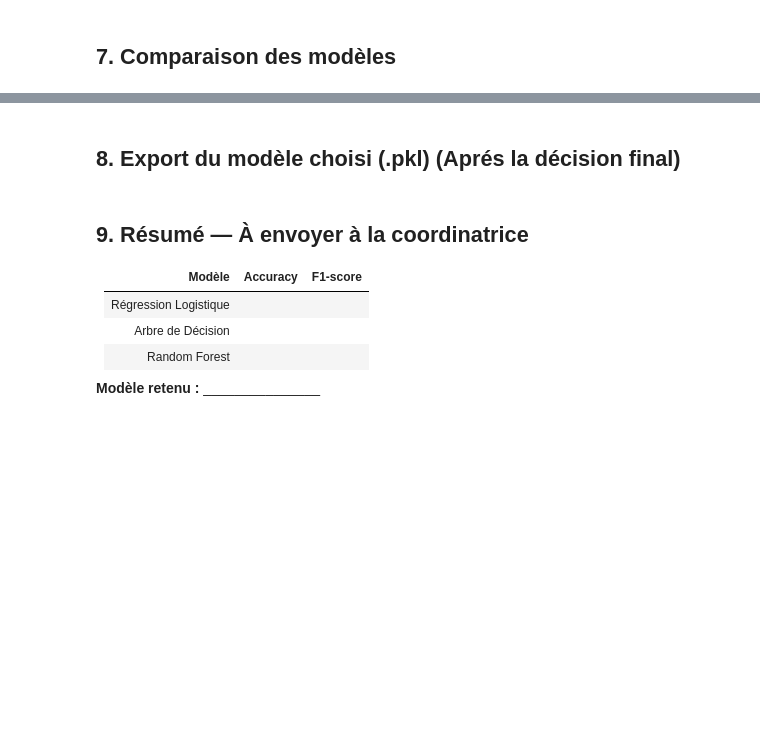
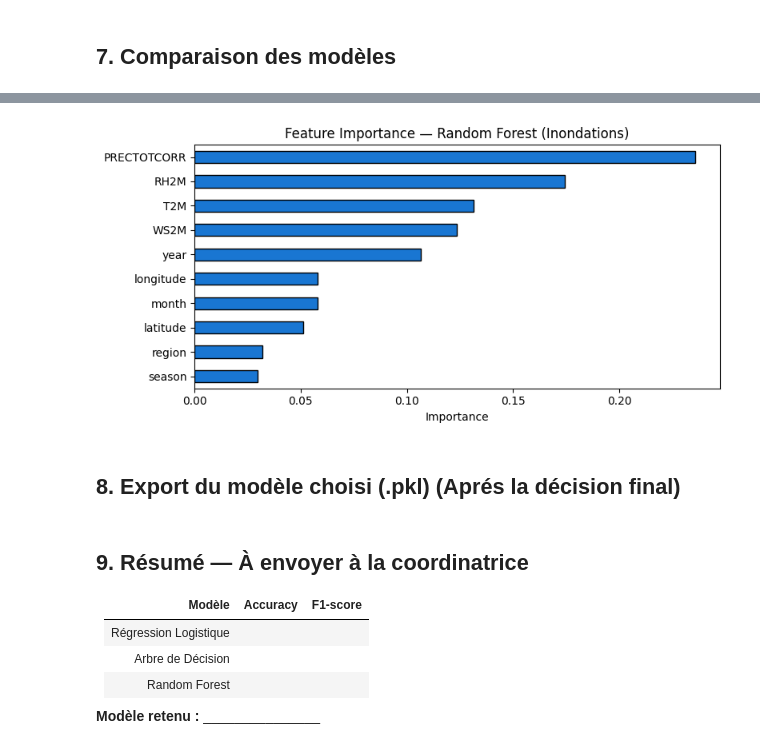
Before and after one commit to ANSS77/suivi-catastrophes-maroc, a Jupyter notebook: ml/notebooks/inondations_training.ipynb, the cells around one changed output, grey strips where cells are left out. Cells and saved outputs as stored; diff of their text form; code cells hidden in the pictures; blank space fills up the shorter version.

```diff
--- a/ml/notebooks/inondations_training.ipynb
+++ b/ml/notebooks/inondations_training.ipynb
@@ -33,2 +67,16 @@ plt.show()
 # %% [markdown]
 ## 3. Split Train/Test + SMOTE
+# %%
+X_train, X_test, y_train, y_test = train_test_split(
+    X, y, test_size=0.2, random_state=42, stratify=y
+)
+
+smote = SMOTE(random_state=42)
+X_train, y_train = smote.fit_resample(X_train, y_train)
+
+scaler = StandardScaler()
+X_train = scaler.fit_transform(X_train)
+X_test  = scaler.transform(X_test)
+
+print("Après SMOTE :", dict(zip(*np.unique(y_train, return_counts=True))))
+print("Test set    :", X_test.shape[0], "lignes (non touché)")
@@ -43,2 +179,13 @@ plt.show()
+# %%
+rf = results['Random Forest']['model']
+importances = pd.Series(rf.feature_importances_, index=X.columns).sort_values(ascending=True)
+
+importances.plot(kind='barh', figsize=(8, 4), color='#1976D2', edgecolor='black')
+plt.title('Feature Importance — Random Forest (Inondations)')
+plt.xlabel('Importance')
+plt.tight_layout()
+plt.show()
+# %% [output]
+[figure, added]
 # %% [markdown]
 ## 8. Export du modèle choisi (.pkl) (Aprés la décision final)
```
Also changed, not shown: parts of 10 cells of this notebook, 1 other file.
